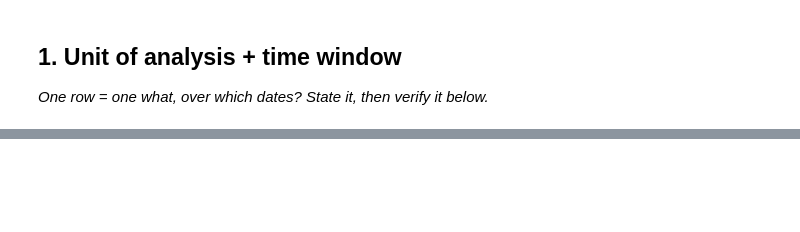
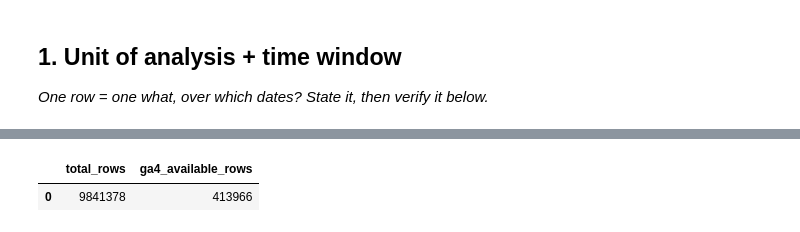
Before and after one commit to Cooper30/flyrank-ml-internship, a Jupyter notebook: work/notebooks/w03_data_contract.ipynb, the cells around one changed output, grey strips where cells are left out. Cells and saved outputs as stored; diff of their text form; code cells hidden in the pictures; blank space fills up the shorter version.

```diff
--- a/work/notebooks/w03_data_contract.ipynb
+++ b/work/notebooks/w03_data_contract.ipynb
@@ -12,0 +88,18 @@ This skeleton is yours to fill. Work the sections **in order** — each one has
+# %%
+# This cell is for CODE (numbers, a query, a check).
+# Write your text answer in the cell ABOVE this one — typing sentences here breaks Run All.
+# Query 3 — Availability check using IS TRUE
+
+q3 = f"""
+SELECT
+    COUNT(*) AS total_rows,
+    COUNT(*) FILTER (WHERE ga4_data_available IS TRUE) AS ga4_available_rows
+FROM {FACT_DAILY}
+WHERE report_date >= DATE '2026-03-01'
+  AND report_date <  DATE '2026-04-01'
+"""
+
+con.execute(q3).df()
+# %% [output]
+|  | total_rows | ga4_available_rows |
+| 0 | 9841378 | 413966 |
```
Also changed, not shown: parts of 22 cells of this notebook.
